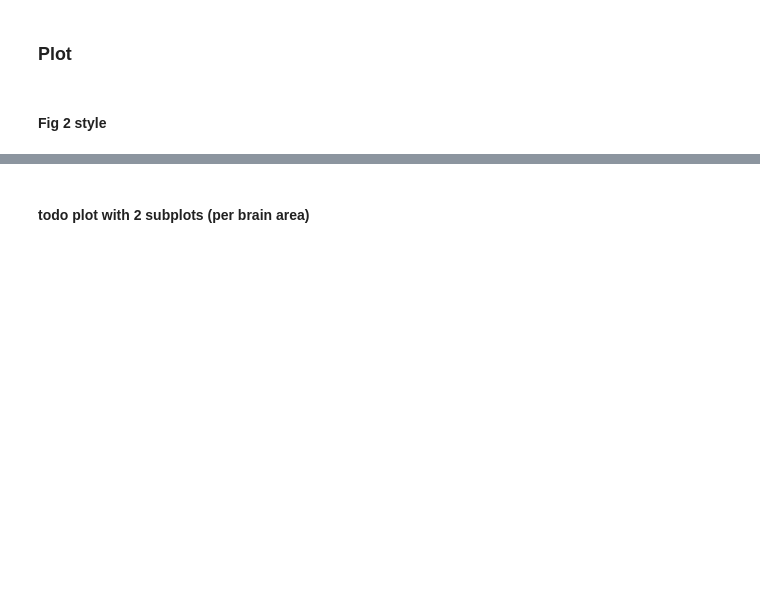
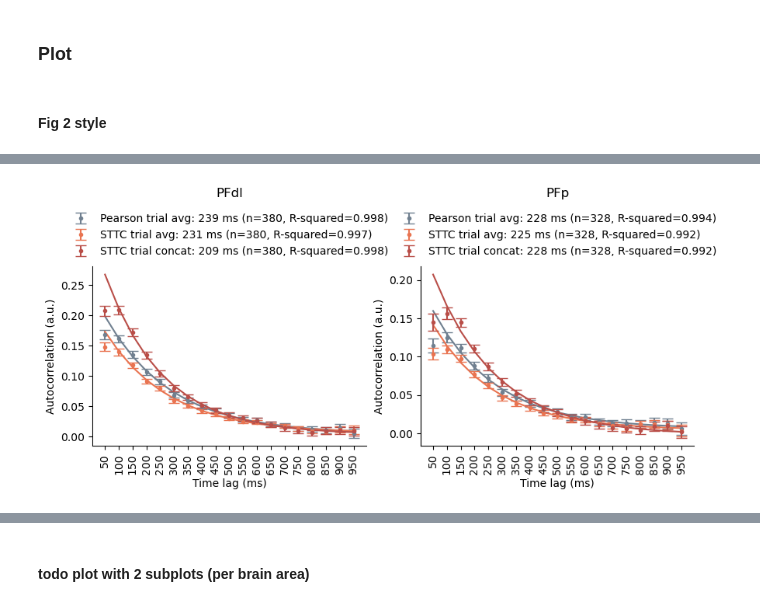
Before and after one commit to iinnpp/isttc, a Jupyter notebook: notebooks/monkey/paper_reproduce_fig2.ipynb, the cells around one changed output, grey strips where cells are left out. Cells and saved outputs as stored; diff of their text form; code cells hidden in the pictures; blank space fills up the shorter version.

Commit message:
monkey sync

```diff
--- a/notebooks/monkey/paper_reproduce_fig2.ipynb
+++ b/notebooks/monkey/paper_reproduce_fig2.ipynb
@@ -218,17 +279,0 @@ population_level_dict['sttc_trial_concat_pfp'] = {'tau_ms':tau*50,
-# %%
-### THIS MAKES NO SENSE! - will not use it!
-tau, tau_lower, tau_upper, fit_r_squared, popt = get_population_tau(pfdl_acf_sttc_concat_global_mean, 2, func_single_exp_monkey)
-print(f'tau {tau*50}, 95% CI {tau_lower*50},{tau_upper*50}')
-population_level_dict['sttc_trial_concat_global_pfdl'] = {'tau_ms':tau*50,
-                                                          'tau_lower_ms':tau_lower*50,
-                                                          'tau_upper_ms':tau_upper*50,
-                                                          'fit_r_squared': fit_r_squared,
-                                                          'popt': popt}
-
-tau, tau_lower, tau_upper, fit_r_squared, popt = get_population_tau(pfp_acf_sttc_concat_global_mean, 2, func_single_exp_monkey)
-print(f'tau {tau*50}, 95% CI {tau_lower*50},{tau_upper*50}')
-population_level_dict['sttc_trial_concat_global_pfp'] = {'tau_ms':tau*50,
-                                                         'tau_lower_ms':tau_lower*50,
-                                                         'tau_upper_ms':tau_upper*50,
-                                                         'fit_r_squared': fit_r_squared,
-                                                         'popt': popt}
@@ -237,7 +301,7 @@ population_level_dict
 # %% [markdown]
 ### Plot
 # %%
-save_fig = True
+save_fig = False
 # %% [markdown]
 #### Fig 2 style
 # %%
@@ -303,0 +370,64 @@ if save_fig:
+# %%
+color_pearson_trail_avg = 'slategray'
+color_sttc_trail_avg =  '#E97451' #'chocolate' #'#D6A27A' # 'steelblue'
+color_sttc_trail_concat = '#B94E48' # '#9E5345' #'sandybrown'
+
+fig, axes = plt.subplots(1,2, figsize=(10,3), sharey=False)
+
+t = np.linspace(1, n_lags-1, n_lags-1).astype(int)
+t_labels = np.linspace(50, 950, n_lags-1).astype(int)
+
+# PFdl
+# Pearsonr trial avg
+axes[0].set_title('PFdl', y=1.35)
+pfdl_label = f"Pearson trial avg: {int(population_level_dict['pearsonr_trial_avg_pfdl']['tau_ms'])} ms (n={len(
+    pfdl_acf_average_trial_pearsonr_subset_df)}, R-squared={np.round(population_level_dict['pearsonr_trial_avg_pfdl']['fit_r_squared'], 3)})"
+axes[0].errorbar(t, pfdl_acf_mean[1:], pfdl_acf_sem[1:], linestyle='None', marker='.', capsize=5, color=color_pearson_trail_avg, label=pfdl_label)
+axes[0].plot(t, func_single_exp_monkey(t, *population_level_dict['pearsonr_trial_avg_pfdl']['popt']), color=color_pearson_trail_avg)
+
+pfdl_label = f"STTC trial avg: {int(population_level_dict['sttc_trial_avg_pfdl']['tau_ms'])} ms (n={len(
+    pfdl_acf_average_trial_sttc_subset_df)}, R-squared={np.round(population_level_dict['sttc_trial_avg_pfdl']['fit_r_squared'], 3)})"
+axes[0].errorbar(t, pfdl_acf_sttc_mean[1:], pfdl_acf_sttc_sem[1:], linestyle='None', marker='.', capsize=5, color=color_sttc_trail_avg, label=pfdl_label)
+axes[0].plot(t, func_single_exp_monkey(t, *population_level_dict['sttc_trial_avg_pfdl']['popt']), color=color_sttc_trail_avg)
+
+pfdl_label = f"STTC trial concat: {int(population_level_dict['sttc_trial_concat_pfdl']['tau_ms'])} ms (n={len(
+    pfdl_sttc_trial_concat_subset_df)}, R-squared={np.round(population_level_dict['sttc_trial_concat_pfdl']['fit_r_squared'], 3)})"
+axes[0].errorbar(t, pfdl_acf_sttc_concat_mean[1:], pfdl_acf_sttc_concat_sem[1:], linestyle='None', marker='.', capsize=5,
+                 color=color_sttc_trail_concat, label=pfdl_label)
+axes[0].plot(t, func_single_exp_monkey(t, *population_level_dict['sttc_trial_concat_pfdl']['popt']), color=color_sttc_trail_concat)
+
+# PFp
+axes[1].set_title('PFp', y=1.35)
+pfp_label = f"Pearson trial avg: {int(population_level_dict['pearsonr_trial_avg_pfp']['tau_ms'])} ms (n={len(
+    pfp_acf_average_trial_pearsonr_subset_df)}, R-squared={np.round(population_level_dict['pearsonr_trial_avg_pfp']['fit_r_squared'], 3)})"
+axes[1].errorbar(t, pfp_acf_mean[1:], pfp_acf_sem[1:], linestyle='None', marker='.', capsize=5, color=color_pearson_trail_avg, label=pfp_label)
+axes[1].plot(t, func_single_exp_monkey(t, *population_level_dict['pearsonr_trial_avg_pfp']['popt']), color=color_pearson_trail_avg)
+
+# STTC trial avg
+pfp_label = f"STTC trial avg: {int(population_level_dict['sttc_trial_avg_pfp']['tau_ms'])} ms (n={len(
+    pfp_acf_average_trial_sttc_subset_df)}, R-squared={np.round(population_level_dict['sttc_trial_avg_pfp']['fit_r_squared'], 3)})"
+axes[1].errorbar(t, pfp_acf_sttc_mean[1:], pfp_acf_sttc_sem[1:], linestyle='None', marker='.', capsize=5, color=color_sttc_trail_avg, label=pfp_label)
+axes[1].plot(t, func_single_exp_monkey(t, *population_level_dict['sttc_trial_avg_pfp']['popt']), color=color_sttc_trail_avg)
+
+# STTC trial concat
+pfp_label = f"STTC trial concat: {int(population_level_dict['sttc_trial_concat_pfp']['tau_ms'])} ms (n={len(
+    pfp_sttc_trial_concat_subset_df)}, R-squared={np.round(population_level_dict['sttc_trial_concat_pfp']['fit_r_squared'], 3)})"
+axes[1].errorbar(t, pfp_acf_sttc_concat_mean[1:], pfp_acf_sttc_concat_sem[1:], linestyle='None', marker='.', capsize=5,
+                 color=color_sttc_trail_concat, label=pfp_label)
+axes[1].plot(t, func_single_exp_monkey(t, *population_level_dict['sttc_trial_concat_pfp']['popt']), color=color_sttc_trail_concat)
+
+for ax in axes.flat:
+    ax.set_xticks(t)
+    ax.set_xticklabels(t_labels, rotation=90)
+    ax.set_xlabel('Time lag (ms)')
+    ax.set_ylabel('Autocorrelation (a.u.)')
+
+    ax.legend(frameon=False, loc='upper center', bbox_to_anchor=(0.5, 1.35))
+
+sns.despine()
+
+if save_fig:
+    fig.savefig(fig_folder + 'fig2_repr_3_methods_with_empty_1000_constraints_closer_paper.png', bbox_inches='tight')
+    fig.savefig(fig_folder + 'fig2_repr_3_methods_with_empty_1000_constraints_closer_paper.svg', bbox_inches='tight')
+# %% [output]
+[figure, added]
```
Also changed, not shown: parts of 17 cells of this notebook, 4 other files.
